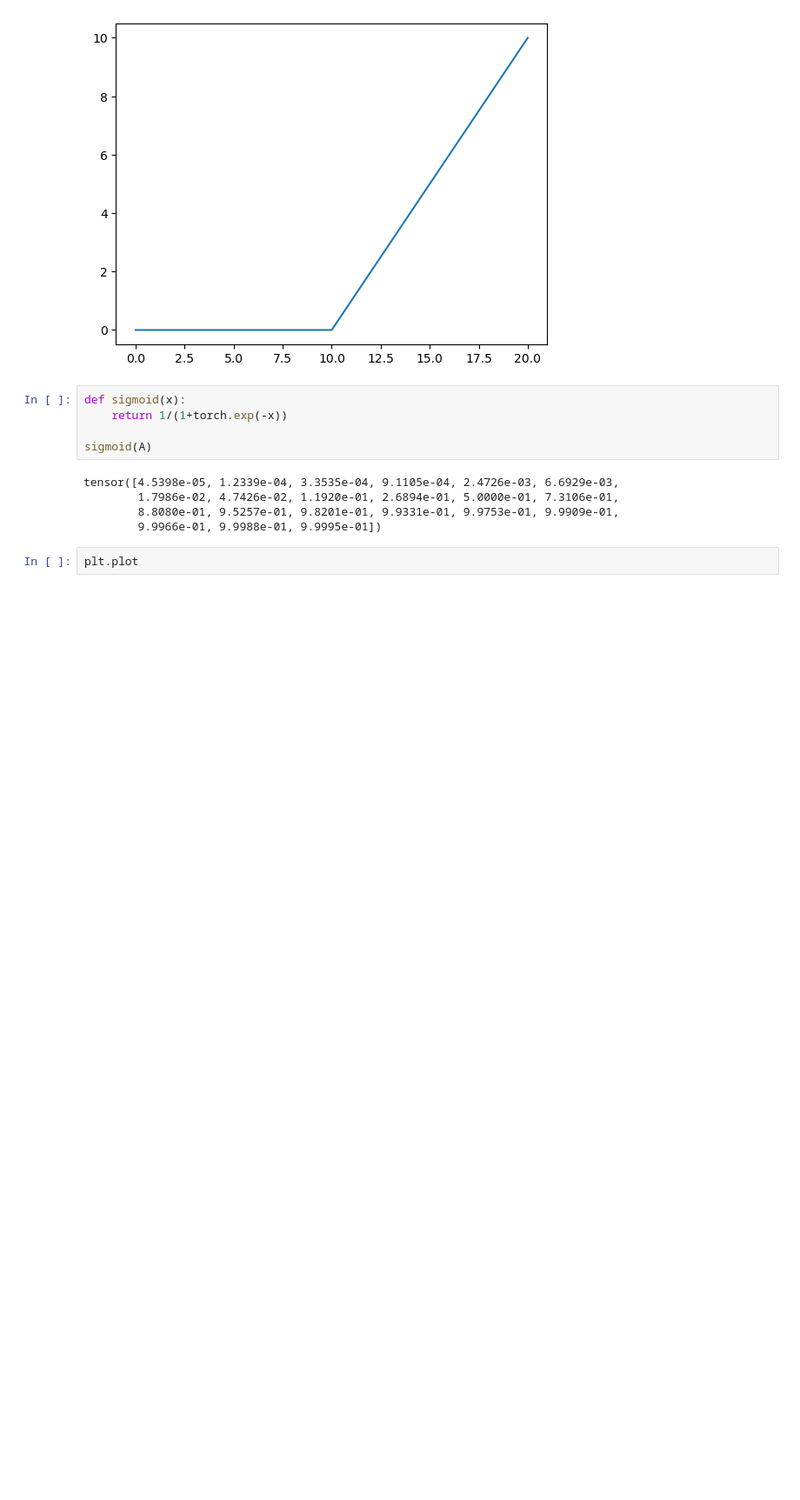
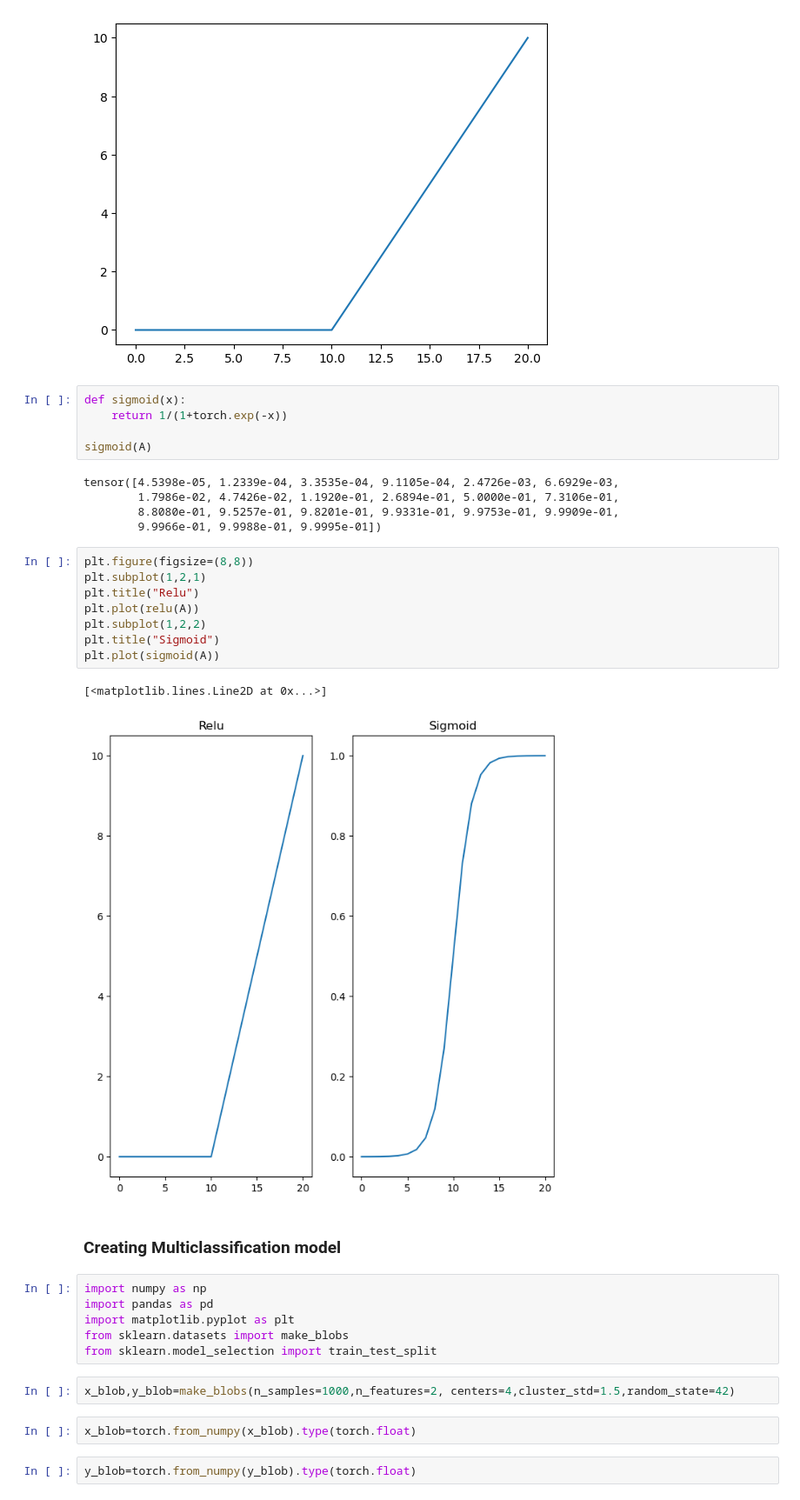
Before and after one commit to Darshan2082002/Python-Project-for-my-understanding, a Jupyter notebook: Pytorch File/Chapter_2.ipynb, the cells around one changed output. Shown at 87% size. Saved outputs shown, nothing was run; the diff lists cells and outputs as text; blank space fills up the shorter version.

```diff
--- a/Pytorch File/Chapter_2.ipynb
+++ b/Pytorch File/Chapter_2.ipynb
@@ -678,4 +678,27 @@ tensor([4.5398e-05, 1.2339e-04, 3.3535e-04, 9.1105e-04, 2.4726e-03, 6.6929e-03,
         8.8080e-01, 9.5257e-01, 9.8201e-01, 9.9331e-01, 9.9753e-01, 9.9909e-01,
         9.9966e-01, 9.9988e-01, 9.9995e-01])
 # %%
-plt.plot
+plt.figure(figsize=(8,8))
+plt.subplot(1,2,1)
+plt.title("Relu")
+plt.plot(relu(A))
+plt.subplot(1,2,2)
+plt.title("Sigmoid")
+plt.plot(sigmoid(A))
+# %% [output]
+[<matplotlib.lines.Line2D at 0x...>]
+[figure, added]
+# %% [markdown]
+### Creating Multiclassification model
+# %%
+import numpy as np
+import pandas as pd
+import matplotlib.pyplot as plt
+from sklearn.datasets import make_blobs
+from sklearn.model_selection import train_test_split
+# %%
+x_blob,y_blob=make_blobs(n_samples=1000,n_features=2, centers=4,cluster_std=1.5,random_state=42)
+# %%
+x_blob=torch.from_numpy(x_blob).type(torch.float)
+# %%
+y_blob=torch.from_numpy(y_blob).type(torch.float)
```
Also changed, not shown: parts of 17 cells of this notebook, 2 other files.
